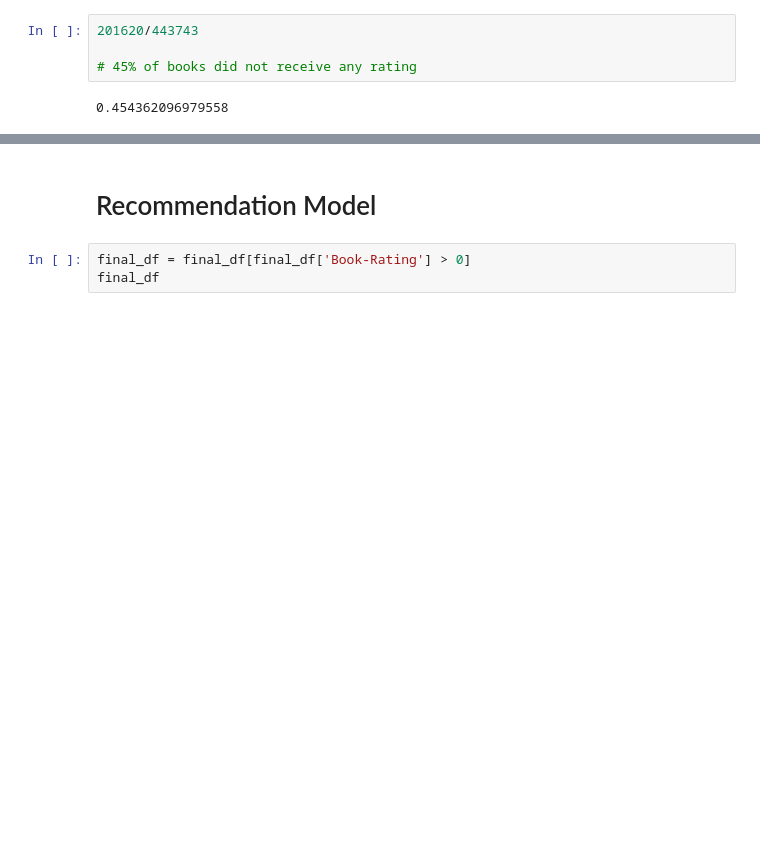
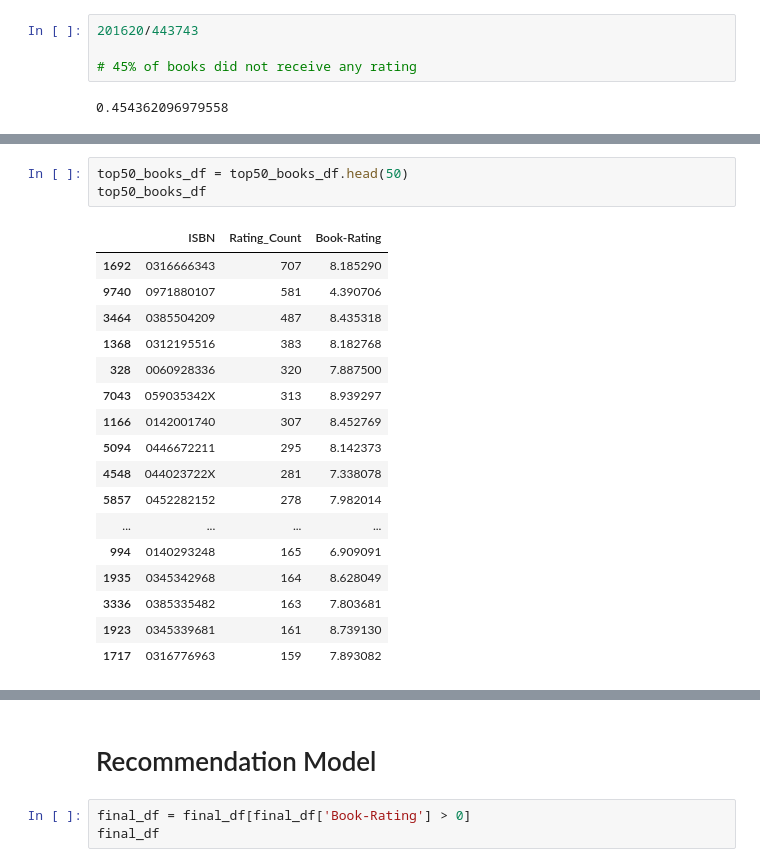
Before and after one commit to AnshulSGarg/Book-Recommender-System, a Jupyter notebook: Recommender_Model.ipynb, the cells around one changed output, grey strips where cells are left out. Cells and saved outputs as stored; diff of their text form; blank space fills up the shorter version.

```diff
--- a/Recommender_Model.ipynb
+++ b/Recommender_Model.ipynb
@@ -411,0 +460,21 @@ Name: count, dtype: int64
+# %%
+top50_books_df = top50_books_df.head(50)
+top50_books_df
+# %% [output]
+|  | ISBN | Rating_Count | Book-Rating |
+| 1692 | 0316666343 | 707 | 8.185290 |
+| 9740 | 0971880107 | 581 | 4.390706 |
+| 3464 | 0385504209 | 487 | 8.435318 |
+| 1368 | 0312195516 | 383 | 8.182768 |
+| 328 | 0060928336 | 320 | 7.887500 |
+| 7043 | 059035342X | 313 | 8.939297 |
+| 1166 | 0142001740 | 307 | 8.452769 |
+| 5094 | 0446672211 | 295 | 8.142373 |
+| 4548 | 044023722X | 281 | 7.338078 |
+| 5857 | 0452282152 | 278 | 7.982014 |
+| ... | ... | ... | ... |
+| 994 | 0140293248 | 165 | 6.909091 |
+| 1935 | 0345342968 | 164 | 8.628049 |
+| 3336 | 0385335482 | 163 | 7.803681 |
+| 1923 | 0345339681 | 161 | 8.739130 |
+| 1717 | 0316776963 | 159 | 7.893082 |
```
Also changed, not shown: parts of 27 cells of this notebook.
